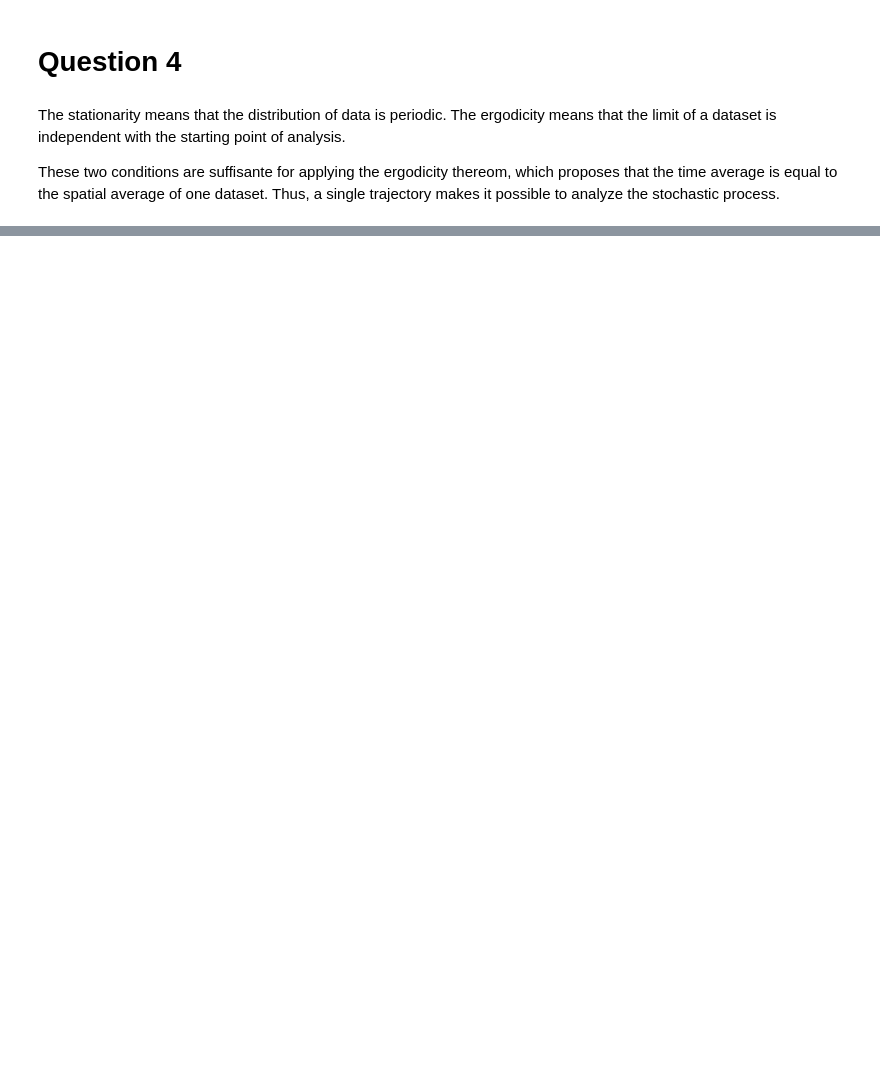
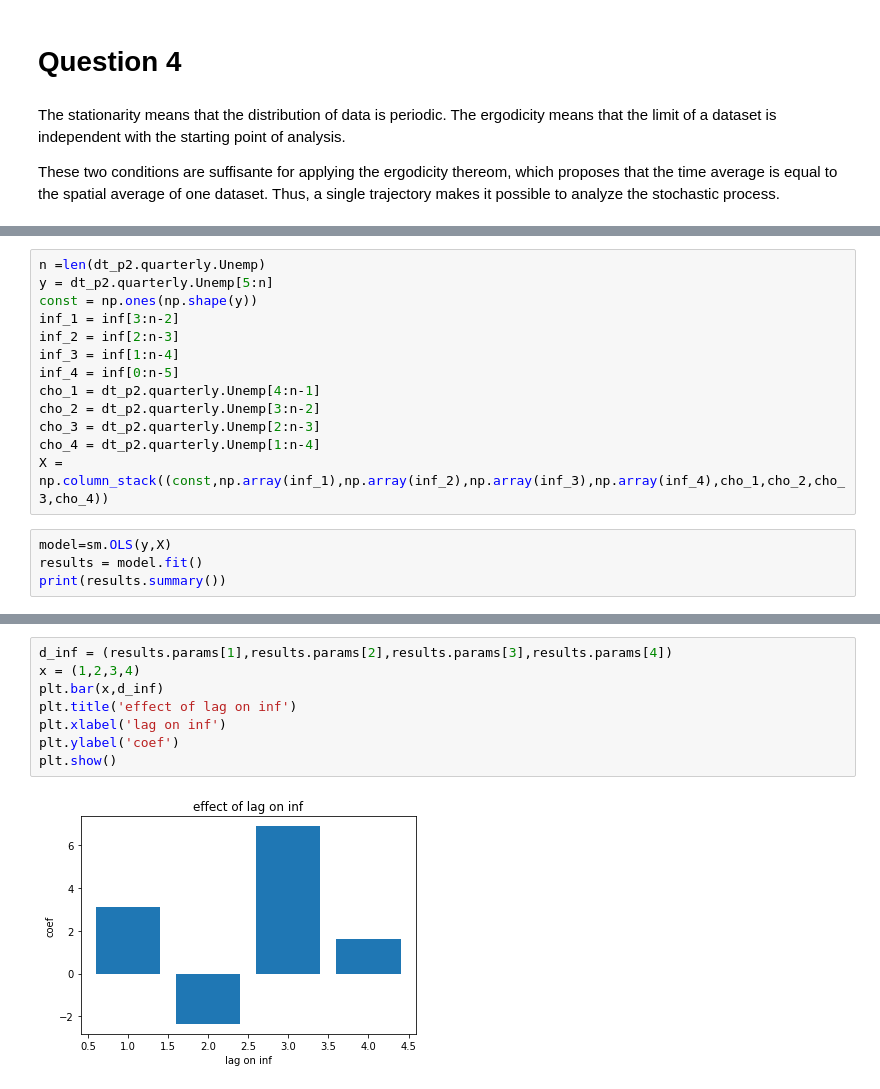
Before and after one commit to Antoninnnn/Econometrics_projet, a Jupyter notebook: src/P2.ipynb, the cells around one changed output, grey strips where cells are left out. Drawn from its saved outputs; the diff is of its cells as text; blank space fills up the shorter version.

```diff
--- a/src/P2.ipynb
+++ b/src/P2.ipynb
@@ -54,0 +349,17 @@ These two conditions are suffisante for applying the ergodicity thereom, which p
+# %%
+n =len(dt_p2.quarterly.Unemp)
+y = dt_p2.quarterly.Unemp[5:n]
+const = np.ones(np.shape(y))
+inf_1 = inf[3:n-2]
+inf_2 = inf[2:n-3]
+inf_3 = inf[1:n-4]
+inf_4 = inf[0:n-5]
+cho_1 = dt_p2.quarterly.Unemp[4:n-1]
+cho_2 = dt_p2.quarterly.Unemp[3:n-2]
+cho_3 = dt_p2.quarterly.Unemp[2:n-3]
+cho_4 = dt_p2.quarterly.Unemp[1:n-4]
+X = np.column_stack((const,np.array(inf_1),np.array(inf_2),np.array(inf_3),np.array(inf_4),cho_1,cho_2,cho_3,cho_4))
+# %%
+model=sm.OLS(y,X)
+results = model.fit()
+print(results.summary())
@@ -54,0 +384,10 @@ These two conditions are suffisante for applying the ergodicity thereom, which p
+# %%
+d_inf = (results.params[1],results.params[2],results.params[3],results.params[4])
+x = (1,2,3,4)
+plt.bar(x,d_inf)
+plt.title('effect of lag on inf')
+plt.xlabel('lag on inf')
+plt.ylabel('coef')
+plt.show()
+# %% [output]
+[figure, added]
```
Also changed, not shown: parts of 48 cells of this notebook, 3 other files.
